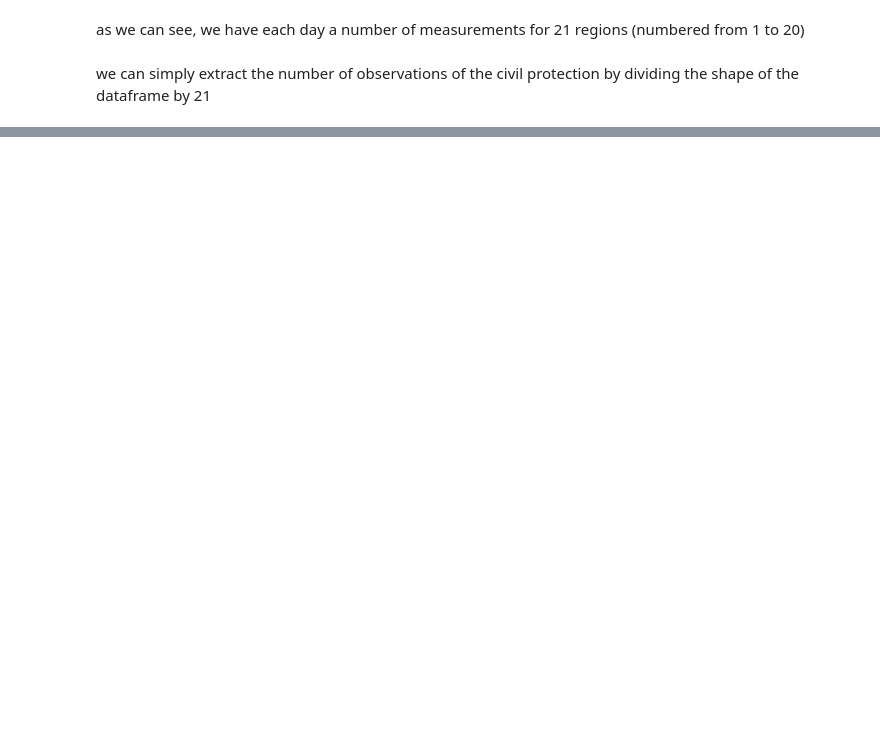
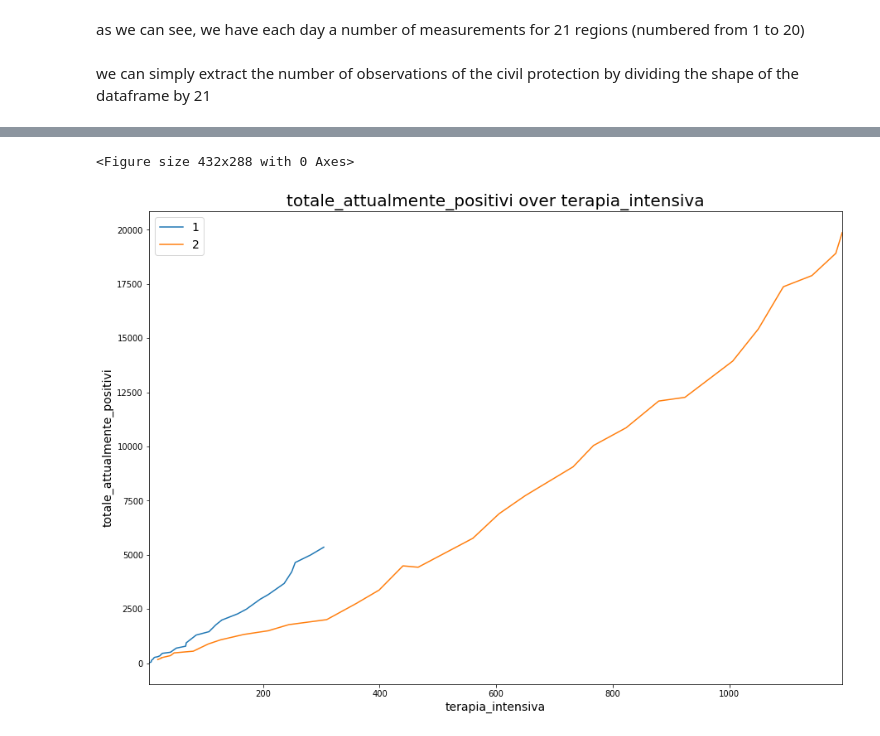
Before and after one commit to simonegiancola09/covid-19-Analysis, a Jupyter notebook: Covid.ipynb, the cells around one changed output, grey strips where cells are left out. Saved outputs shown, nothing was run; the diff lists cells and outputs as text; code cells hidden in the pictures; blank space fills up the shorter version.

```diff
--- a/Covid.ipynb
+++ b/Covid.ipynb
@@ -348,0 +298,43 @@ reg.plot()
+# %%
+def plot_df(df,asc,ords):
+    plt.clf()
+    if asc=='day':
+        inds_x=np.arange(len(df[asc]))[::2]
+        inds_y=np.linspace(min(df[ords]),max(df[ords]),num=20)
+    else:
+        inds_x=np.linspace(min(df[asc]),max(df[asc]),num=20)
+        inds_y=np.linspace(min(df[ords]),max(df[ords]),num=20)
+
+    ax=df.plot(x=asc,y=ords,label=ords+' over '+asc,figsize=(15,10.5),xticks=inds_x,yticks=inds_y)
+
+    plt.xlabel(asc,fontsize=14)
+    plt.ylabel(ords,fontsize=14)
+    plt.legend(fontsize=14,loc='best')
+    plt.show()
+
+def multi_plot_df(dlist,asc,ords,names=None):
+    plt.clf()
+    if names==None:
+        names=[str(i+1) for i in range(len(dlist))]
+    if asc=='day':
+        inds_x=np.arange(len(dlist[0][asc]))[::2]
+    ax=dlist[0].plot(x=asc,y=ords,label=names[0],figsize=(15,10.5))
+    dlist.remove(dlist[0])
+    names.remove(names[0])
+    for df in dlist:
+        df.plot(ax=ax,x=asc,y=ords,label=names[dlist.index(df)],figsize=(15,10.5))
+
+    plt.title(ords+' over '+asc,fontsize=20)
+    plt.xlabel(asc,fontsize=14)
+    plt.ylabel(ords,fontsize=14)
+    plt.legend(fontsize=14,loc='best')
+    plt.show()
+# %%
+Lom=get_regione(regioni,'Lombardia')
+Ven=get_regione(regioni,'Veneto')
+multi_plot_df([Ven,Lom],'terapia_intensiva','totale_attualmente_positivi')
+#Questo plot non lo capisco,forse volevi mettere il tempo sulle x?
+#Plus, sarebbe carino avere i nomi delle variabili nella legenda
+# %% [output]
+<Figure size 432x288 with 0 Axes>
+[figure, added]
```
Also changed, not shown: parts of 37 cells of this notebook.
